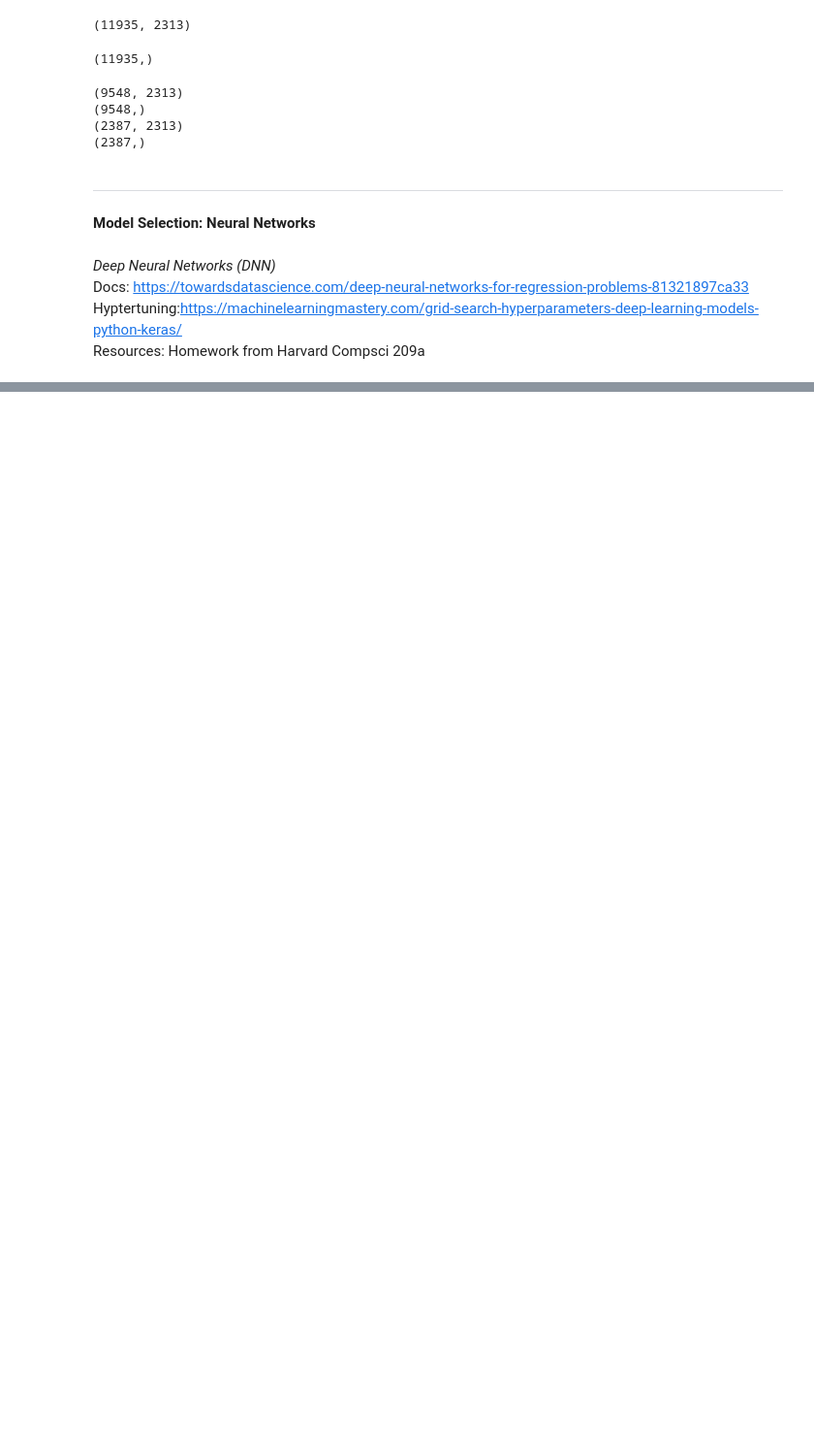
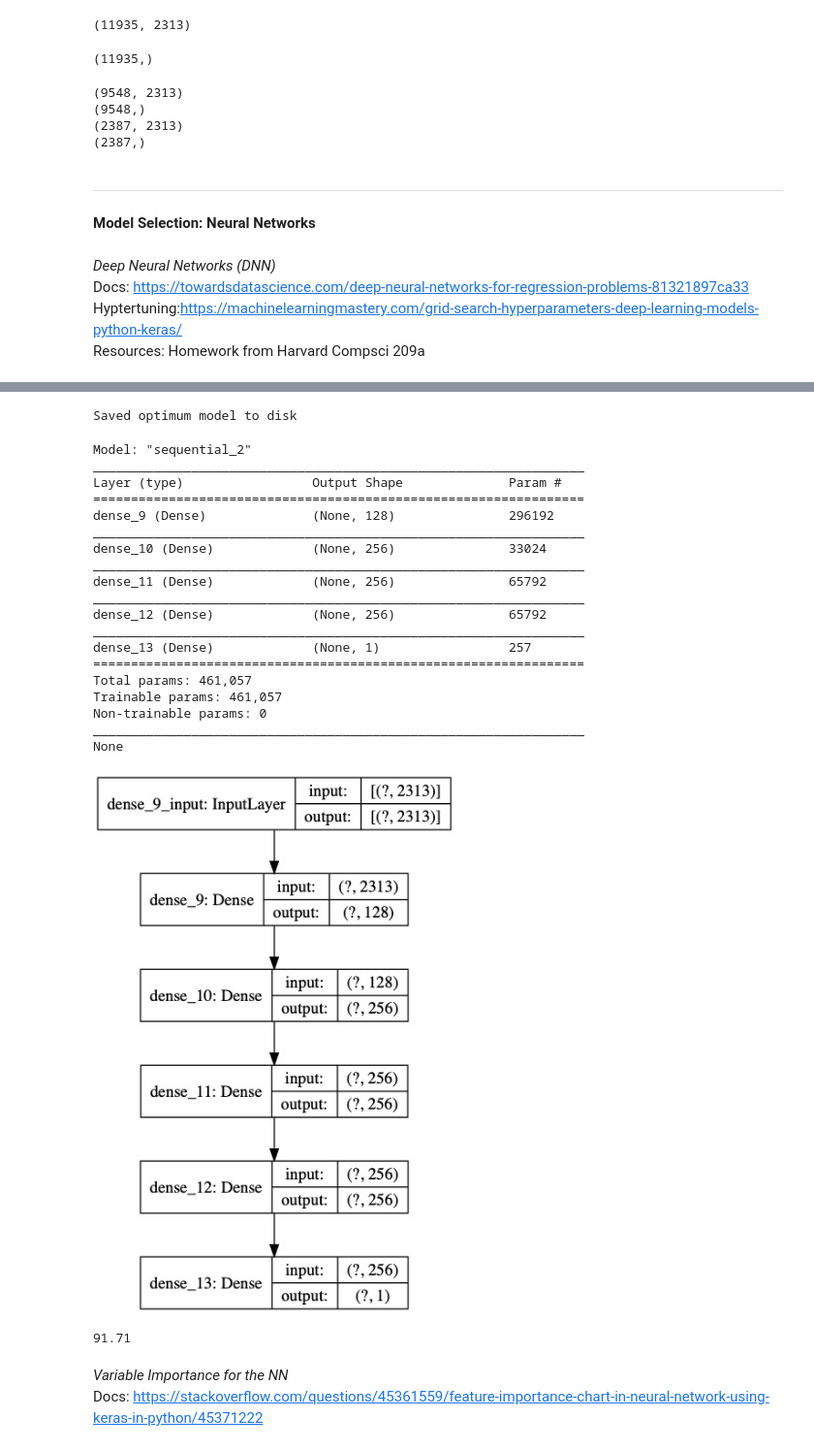
Before and after one commit to jake-w-schneider/SYPA, a Jupyter notebook: 1_Scripts/Harvard_SYPA/4c_Model_Selection_Neural_Networks.ipynb, the cells around one changed output, grey strips where cells are left out. Shown at 97% size. Cells and saved outputs as stored; diff of their text form; code cells hidden in the pictures; blank space fills up the shorter version.

Commit message:
finish neural network, attempted to prediction, problem with nn algorithms

```diff
--- a/1_Scripts/Harvard_SYPA/4c_Model_Selection_Neural_Networks.ipynb
+++ b/1_Scripts/Harvard_SYPA/4c_Model_Selection_Neural_Networks.ipynb
@@ -344,0 +465,48 @@ for mean, stdev, param in zip(means, stds, params):
+# %%
+# Save DNN 2 for later use
+
+# serialize model to JSON
+model2_json = model2.to_json()
+with open("../../3_Outputs/Model Selection/Neural Networks/DNN Model/dnn_model2_optimum.json", "w") as json_file:
+    json_file.write(model2_json)
+# serialize weights to HDF5
+model2.save_weights("../../3_Outputs/Model Selection/Neural Networks/DNN Model/dnn_model2_optimum.h5")
+print("Saved optimum model to disk")
+# %% [output]
+Saved optimum model to disk
+# %%
+# Summary
+model2_summary = model2.summary()
+print(model2_summary)
+tf.keras.utils.plot_model(model2, to_file='../../3_Outputs/Model Selection/Neural Networks/DNN Model/dnn_model2_summary.jpg', show_shapes=True, show_layer_names=True)
+# %% [output]
+Model: "sequential_2"
+_________________________________________________________________
+Layer (type)                 Output Shape              Param #
+=================================================================
+dense_9 (Dense)              (None, 128)               296192
+_________________________________________________________________
+dense_10 (Dense)             (None, 256)               33024
+_________________________________________________________________
+dense_11 (Dense)             (None, 256)               65792
+_________________________________________________________________
+dense_12 (Dense)             (None, 256)               65792
+_________________________________________________________________
+dense_13 (Dense)             (None, 1)                 257
+=================================================================
+Total params: 461,057
+Trainable params: 461,057
+Non-trainable params: 0
+_________________________________________________________________
+None
+[figure, added]
+# %%
+# Print Final RMSE
+
+optimum_rmse = round(np.sqrt(8410.6475), 2)
+print(optimum_rmse)
+# %% [output]
+91.71
+# %% [markdown]
+*Variable Importance for the NN* <br>
+Docs: https://stackoverflow.com/questions/45361559/feature-importance-chart-in-neural-network-using-keras-in-python/45371222
```
Also changed, not shown: parts of 19 cells of this notebook, 10 other files.
